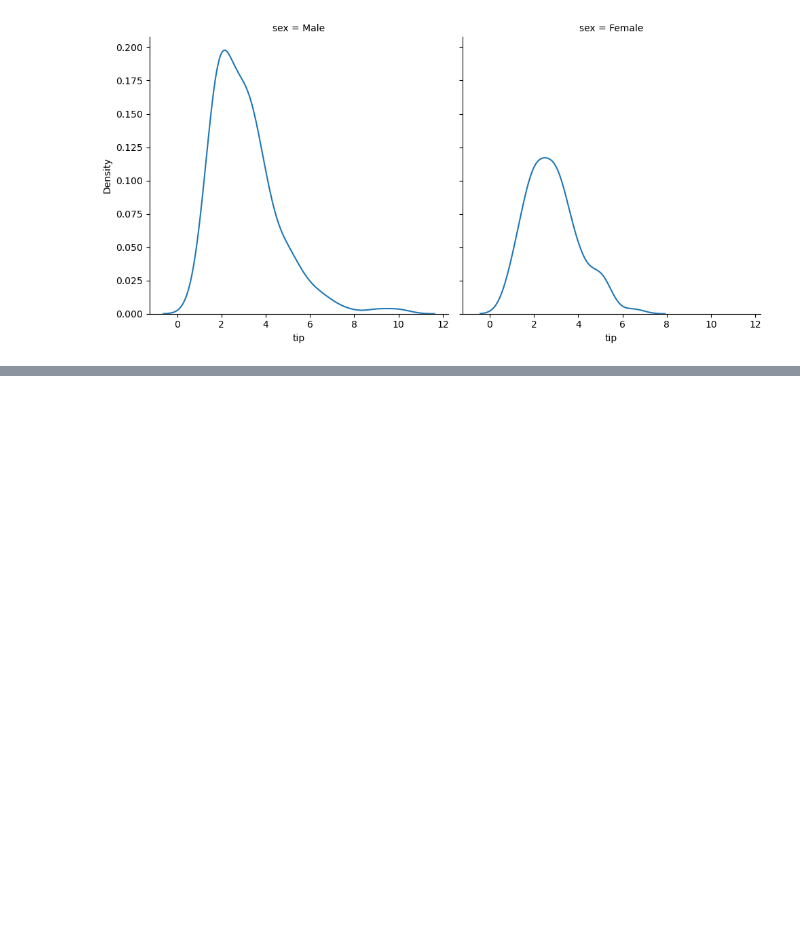
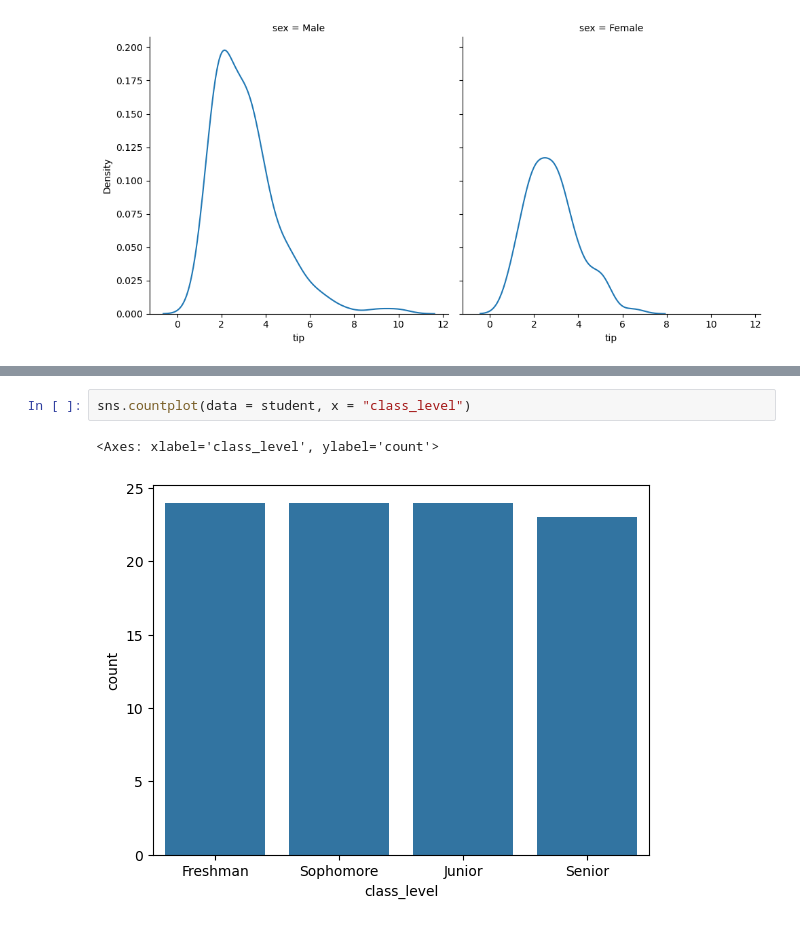
Before and after one commit to nafijur-rahaman/Data-Analysis-With-Python, a Jupyter notebook: Seaborn/seborn.ipynb, the cells around one changed output, grey strips where cells are left out. Saved outputs shown, nothing was run; the diff lists cells and outputs as text; blank space fills up the shorter version.

Commit message:
count and bar plot

```diff
--- a/Seaborn/seborn.ipynb
+++ b/Seaborn/seborn.ipynb
@@ -134,0 +146,5 @@ sns.displot(kind='kde', data = tips_data, x = "tip", col="sex")
+# %%
+sns.countplot(data = student, x = "class_level")
+# %% [output]
+<Axes: xlabel='class_level', ylabel='count'>
+[figure, added]
```
Also changed, not shown: parts of 6 cells of this notebook.
